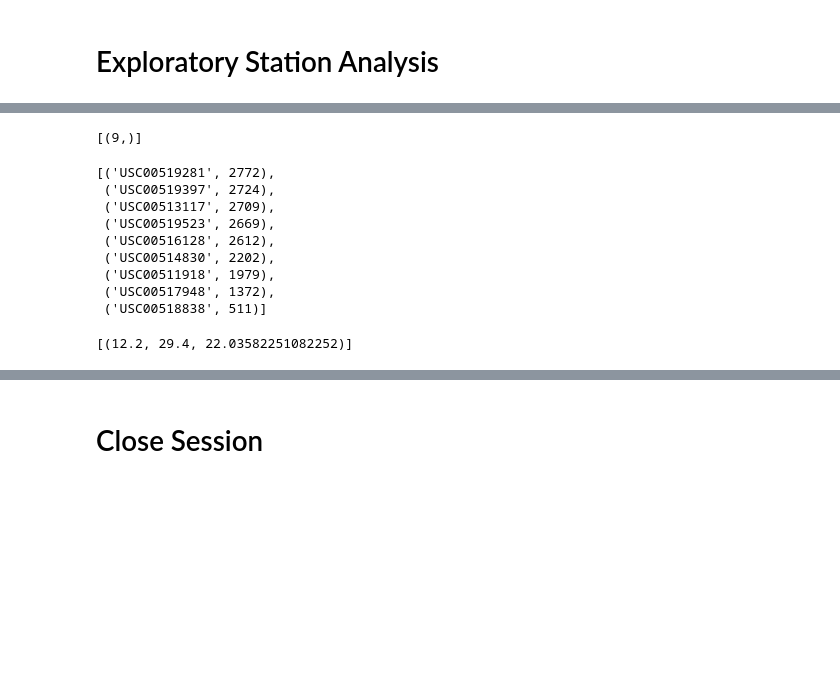
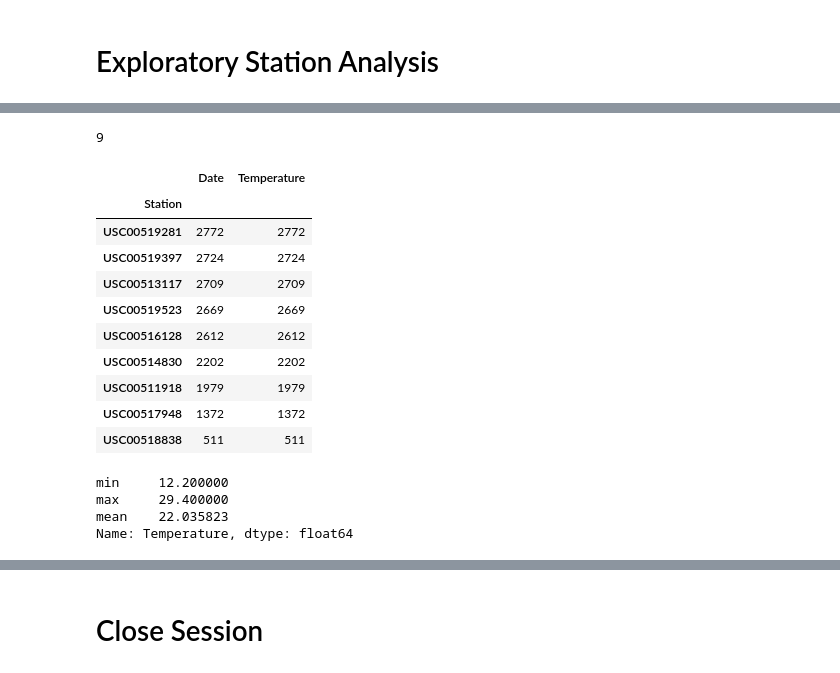
Before and after one commit to B-osborne1/sqlalchemy-challenge, a Jupyter notebook: climate_starteradjusted.ipynb, the cells around one changed output, grey strips where cells are left out. Drawn from its saved outputs; the diff is of its cells as text; code cells hidden in the pictures; blank space fills up the shorter version.

```diff
--- a/climate_starteradjusted.ipynb
+++ b/climate_starteradjusted.ipynb
@@ -114,21 +110,37 @@ TypeError: 'module' object is not callable
 # %%
 # Design a query to calculate the total number of stations in the dataset
+
+station_number = session.query(Station).group_by(Station.id).count()
+print(station_number)
 # %% [output]
-[(9,)]
+9
 # %%
 # Design a query to find the most active stations (i.e. which stations have the most rows?)
 # List the stations and their counts in descending order.
+measurement_data = session.query(Measurement).all()
+measurement_df = pd.DataFrame([(data.station, data.date, data.tobs) for data in measurement_data], columns=['Station', 'Date', 'Temperature'])
+station_count = measurement_df.groupby(measurement_df['Station']).count().sort_values(by='Date', ascending=False)
+
+station_count
 # %% [output]
-[('USC00519281', 2772),
- ('USC00519397', 2724),
- ('USC00513117', 2709),
- ('USC00519523', 2669),
- ('USC00516128', 2612),
- ('USC00514830', 2202),
- ('USC00511918', 1979),
- ('USC00517948', 1372),
- ('USC00518838', 511)]
+|  | Date | Temperature |
+| Station |  |  |
+| USC00519281 | 2772 | 2772 |
+| USC00519397 | 2724 | 2724 |
+| USC00513117 | 2709 | 2709 |
+| USC00519523 | 2669 | 2669 |
+| USC00516128 | 2612 | 2612 |
+| USC00514830 | 2202 | 2202 |
+| USC00511918 | 1979 | 1979 |
+| USC00517948 | 1372 | 1372 |
+| USC00518838 | 511 | 511 |
 # %%
 # Using the most active station id from the previous query, calculate the lowest, highest, and average temperature.
+top_station_df = measurement_df[measurement_df['Station'] == 'USC00519281']
+top_station_df.head()
+top_station_df['Temperature'].apply(["min","max","mean"])
 # %% [output]
-[(12.2, 29.4, 22.03582251082252)]
+min     12.200000
+max     29.400000
+mean    22.035823
+Name: Temperature, dtype: float64
```
Also changed, not shown: parts of 8 cells of this notebook.
